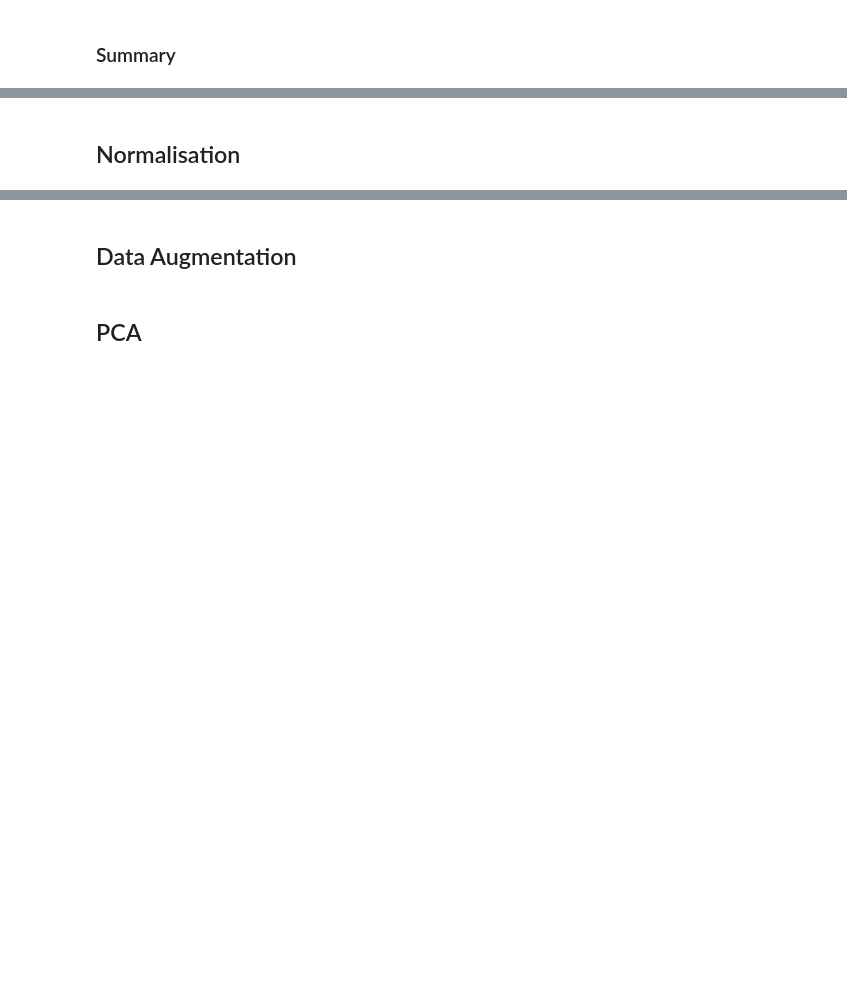
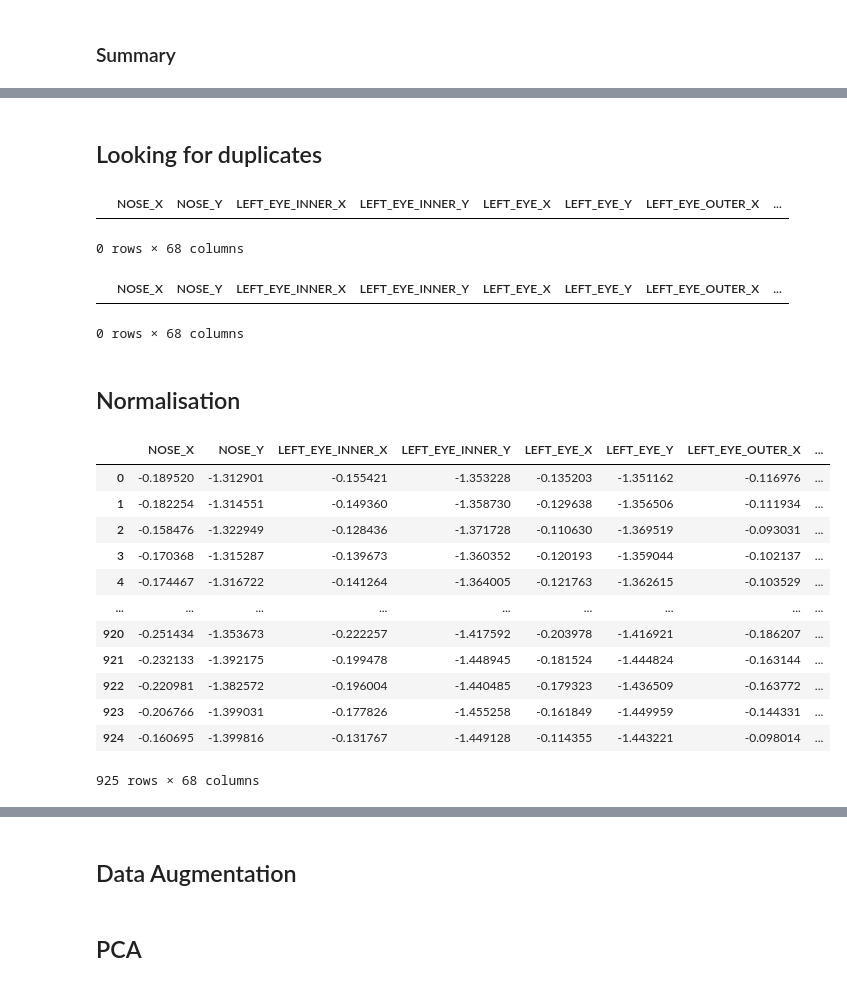
Before and after one commit to Neirpy/projet_pluri_2, a Jupyter notebook: IA/data_preprocessing.ipynb, the cells around one changed output, grey strips where cells are left out. Saved outputs shown, nothing was run; the diff lists cells and outputs as text; code cells hidden in the pictures; blank space fills up the shorter version.

Commit message:
normalize function tested

```diff
--- a/IA/data_preprocessing.ipynb
+++ b/IA/data_preprocessing.ipynb
@@ -102,0 +85,3 @@ df_speed.describe()
+# %%
+df_move.drop("Unnamed: 0", axis=1, inplace=True)
+df_speed.drop("Unnamed: 0", axis=1, inplace=True)
@@ -103,2 +98,31 @@ df_speed.describe()
+# %% [markdown]
+## Looking for duplicates
+# %%
+df_move[df_move.duplicated()]
+# %% [output]
+|  | NOSE_X | NOSE_Y | LEFT_EYE_INNER_X | LEFT_EYE_INNER_Y | LEFT_EYE_X | LEFT_EYE_Y | LEFT_EYE_OUTER_X | ... |
+0 rows × 68 columns
+# %%
+df_speed[df_speed.duplicated()]
+# %% [output]
+|  | NOSE_X | NOSE_Y | LEFT_EYE_INNER_X | LEFT_EYE_INNER_Y | LEFT_EYE_X | LEFT_EYE_Y | LEFT_EYE_OUTER_X | ... |
+0 rows × 68 columns
 # %% [markdown]
 ## Normalisation
+# %%
+test = normalize(df_move)
+test
+# %% [output]
+|  | NOSE_X | NOSE_Y | LEFT_EYE_INNER_X | LEFT_EYE_INNER_Y | LEFT_EYE_X | LEFT_EYE_Y | LEFT_EYE_OUTER_X | ... |
+| 0 | -0.189520 | -1.312901 | -0.155421 | -1.353228 | -0.135203 | -1.351162 | -0.116976 | ... |
+| 1 | -0.182254 | -1.314551 | -0.149360 | -1.358730 | -0.129638 | -1.356506 | -0.111934 | ... |
+| 2 | -0.158476 | -1.322949 | -0.128436 | -1.371728 | -0.110630 | -1.369519 | -0.093031 | ... |
+| 3 | -0.170368 | -1.315287 | -0.139673 | -1.360352 | -0.120193 | -1.359044 | -0.102137 | ... |
+| 4 | -0.174467 | -1.316722 | -0.141264 | -1.364005 | -0.121763 | -1.362615 | -0.103529 | ... |
+| ... | ... | ... | ... | ... | ... | ... | ... | ... |
+| 920 | -0.251434 | -1.353673 | -0.222257 | -1.417592 | -0.203978 | -1.416921 | -0.186207 | ... |
+| 921 | -0.232133 | -1.392175 | -0.199478 | -1.448945 | -0.181524 | -1.444824 | -0.163144 | ... |
+| 922 | -0.220981 | -1.382572 | -0.196004 | -1.440485 | -0.179323 | -1.436509 | -0.163772 | ... |
+| 923 | -0.206766 | -1.399031 | -0.177826 | -1.455258 | -0.161849 | -1.449959 | -0.144331 | ... |
+| 924 | -0.160695 | -1.399816 | -0.131767 | -1.449128 | -0.114355 | -1.443221 | -0.098014 | ... |
+925 rows × 68 columns
```
Also changed, not shown: parts of 11 cells of this notebook, 3 other files.
